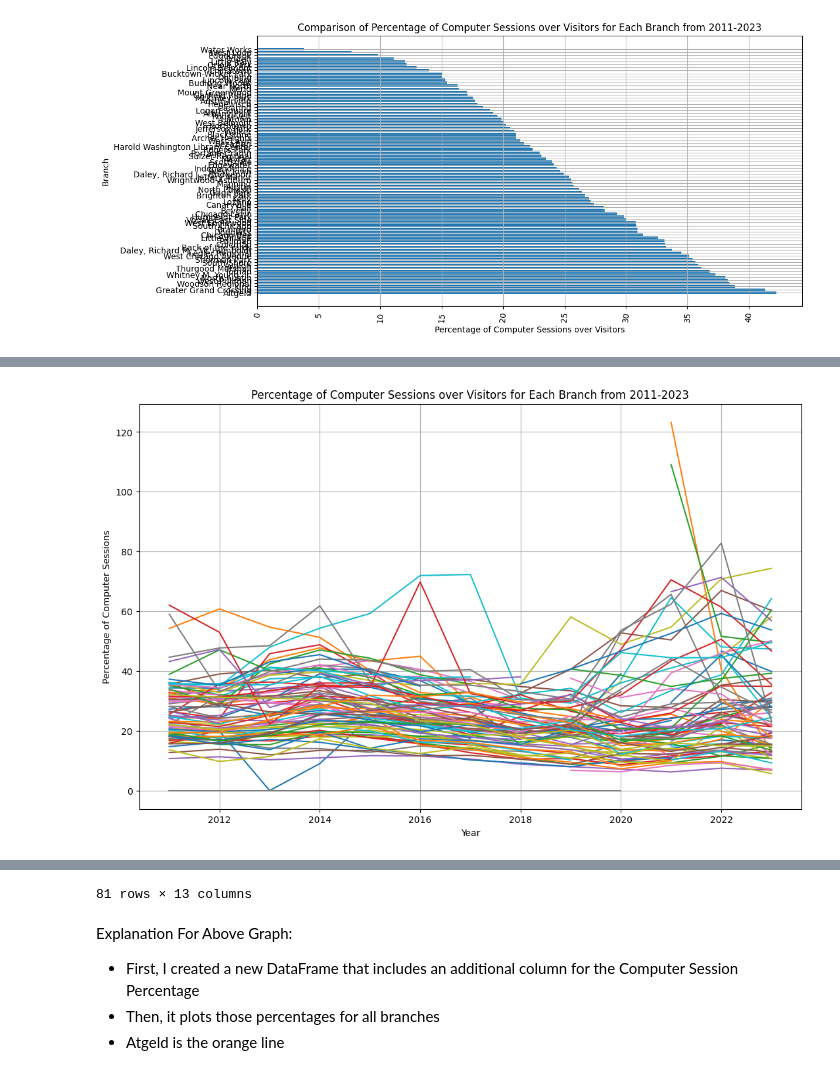
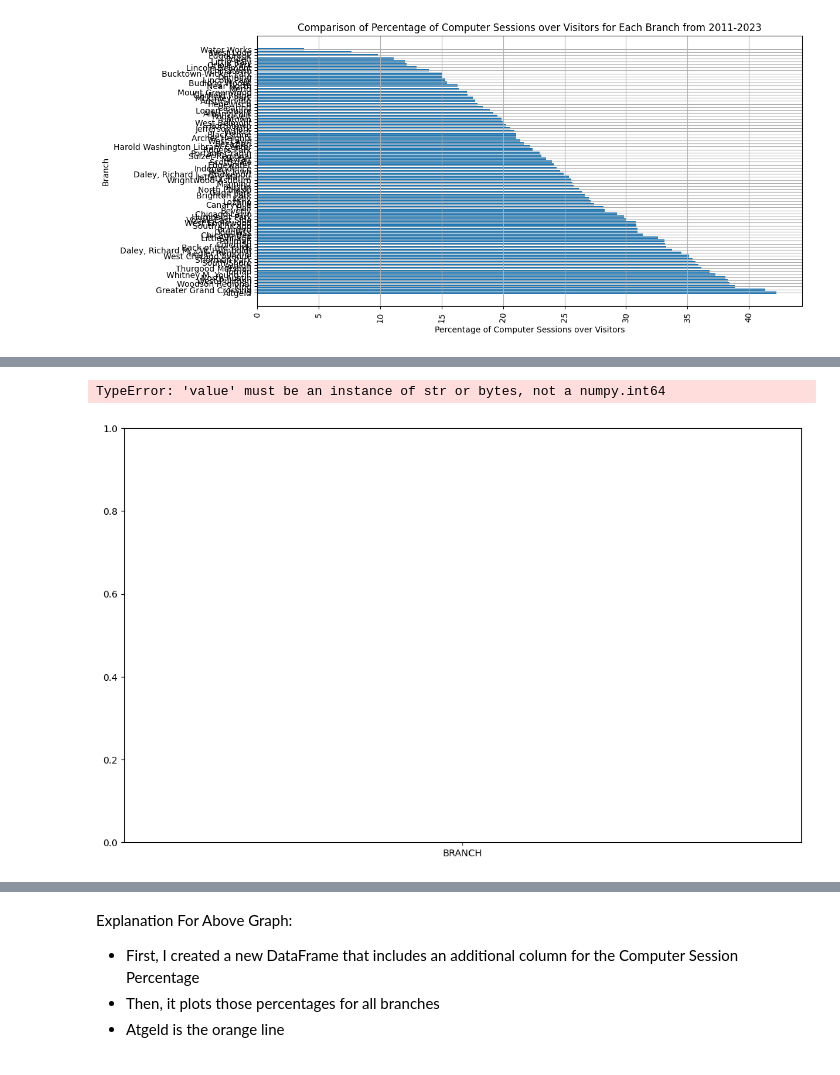
Before and after one commit to uchicago-dsi/cpl_project, a Jupyter notebook: can-summer-2023/dani exploratory data analysis.ipynb, the cells around one changed output, grey strips where cells are left out. Saved outputs shown, nothing was run; the diff lists cells and outputs as text; code cells hidden in the pictures.

Commit message:
investigating zeros vs non zeros for computer sessions/visitors

```diff
--- a/can-summer-2023/dani exploratory data analysis.ipynb
+++ b/can-summer-2023/dani exploratory data analysis.ipynb
@@ -9,11 +9,8 @@ import matplotlib.pyplot as plt
 # %% [markdown]
 ## Loading Data
 # %%
-#Data including zeros -- switching Nan values to 0
-branches = pd.read_csv('../cpl_project/can-summer-2023/data/clean/branch_metrics.csv')
-#branches['COMPUTER_SESSIONS_2'] = branches['COMPUTER_SESSIONS'].fillna(0)
-#branches['VISITORS_2'] = branches['VISITORS'].fillna(0)
-
-branches_nonzero = branches[(branches['VISITORS'] > 0) & (branches['COMPUTER_SESSIONS'] > 0)]
-branches_sessions = branches_nonzero.loc[(branches_nonzero['COMPUTER_SESSIONS']) >= branches_nonzero['VISITORS']]
-branches_sessions
+#Data including zeros
+branches = pd.read_csv('../can-summer-2023/data/clean/branch_metrics.csv')
+    #Fill NaN with 0
+branches['COMPUTER_SESSIONS'] = branches['COMPUTER_SESSIONS'].fillna(0)
+branches['VISITORS'] = branches['VISITORS'].fillna(0)
@@ -101,7 +88,7 @@ Explanation For Above Graph:
 # %%
 # New Dataframe with all branches that includes the "Computer Session Percentage" column
-branches_cp = branches_nonzero
-branches_cp['COMPUTER_SESSIONS_PERCENTAGE'] = (branches['COMPUTER_SESSIONS'] / branches['VISITORS']) * 100
+branches_cp = branches
+branches_cp['COMPUTER_SESSION_PERCENTAGE'] = (branches['COMPUTER_SESSIONS'] / branches['VISITORS']) * 100
 #branches_cp_sorted = branches_cp.sort_values('COMPUTER_SESSIONS_PERCENTAGE', ascending=False)
 #branches_cp_sorted
 # %% [output]
@@ -112,0 +96,11 @@ See the caveats in the documentation: https://pandas.pydata.org/pandas-docs/stab
+# %%
+branches_groupby_nonzero = branches_cp.groupby(['BRANCH', 'YEAR'])['COMPUTER_SESSIONS_PERCENTAGE'].mean().unstack()
+plt.figure(figsize=(13, 8))
+for branch in branches_cp.index:
+    plt.plot(branches_cp.columns, branches_cp.loc[branch], label=branch)
+plt.xlabel('Year')
+plt.ylabel('Percentage of Computer Sessions')
+plt.title('Percentage of Computer Sessions over Visitors for Each Branch from 2011-2023')
+#plt.legend()
+plt.grid(True)
+plt.show()
@@ -113,14 +110,15 @@ See the caveats in the documentation: https://pandas.pydata.org/pandas-docs/stab
 # %%
 branches_groupby = branches_cp.groupby(['BRANCH', 'YEAR'])['COMPUTER_SESSIONS_PERCENTAGE'].mean().unstack()
 plt.figure(figsize=(13, 8))
-for branch in branch_cp.index:
-    plt.plot(branch_cp.columns, branch_cp.loc[branch], label=branch)
+for branch in branches_cp.index:
+    plt.plot(branches_cp.columns, branches_cp.loc[branch], label=branch)
 plt.xlabel('Year')
 plt.ylabel('Percentage of Computer Sessions')
 plt.title('Percentage of Computer Sessions over Visitors for Each Branch from 2011-2023')
 #plt.legend()
 plt.grid(True)
 plt.show()
 branches_groupby
 # %% [output]
+TypeError: 'value' must be an instance of str or bytes, not a numpy.int64
-[figure, old version]
+[figure, new version]
@@ -140,4 +125,3 @@ branches_groupby
-81 rows × 13 columns
 # %% [markdown]
 Explanation For Above Graph:
 - First, I created a new DataFrame that includes an additional column for the Computer Session Percentage
```
Also changed, not shown: parts of 19 cells of this notebook.
